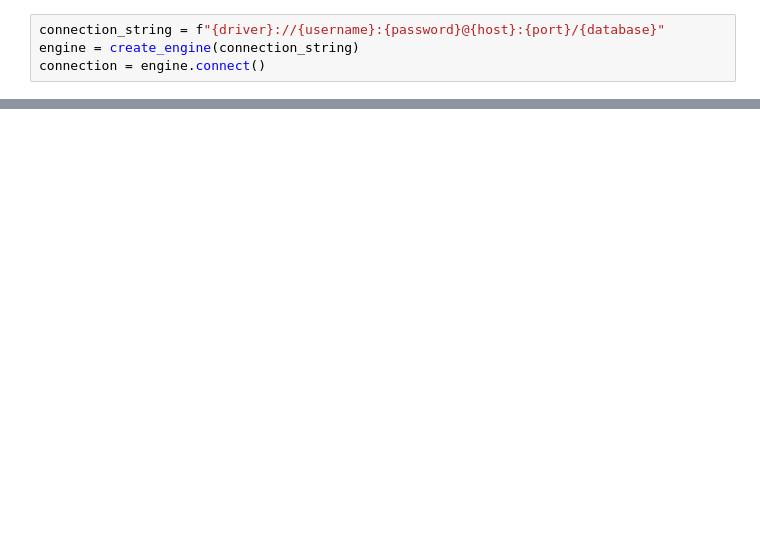
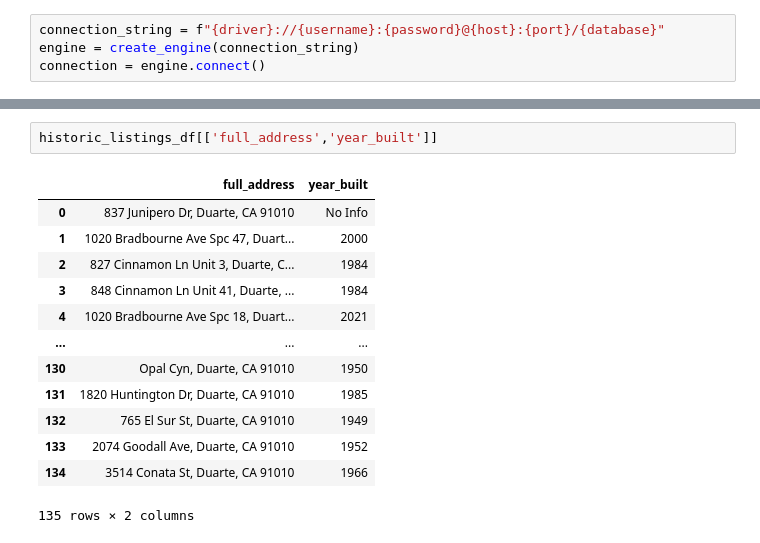
Before and after one commit to skesamsetty/real-estate-web-scrape, a Jupyter notebook: code/Listings.ipynb, the cells around one changed output, grey strips where cells are left out. Drawn from its saved outputs; the diff is of its cells as text; blank space fills up the shorter version.

```diff
--- a/code/Listings.ipynb
+++ b/code/Listings.ipynb
@@ -349,0 +370,16 @@ new_listings_df
+# %%
+historic_listings_df[['full_address','year_built']]
+# %% [output]
+|  | full_address | year_built |
+| 0 | 837 Junipero Dr, Duarte, CA 91010 | No Info |
+| 1 | 1020 Bradbourne Ave Spc 47, Duart... | 2000 |
+| 2 | 827 Cinnamon Ln Unit 3, Duarte, C... | 1984 |
+| 3 | 848 Cinnamon Ln Unit 41, Duarte, ... | 1984 |
+| 4 | 1020 Bradbourne Ave Spc 18, Duart... | 2021 |
+| ... | ... | ... |
+| 130 | Opal Cyn, Duarte, CA 91010 | 1950 |
+| 131 | 1820 Huntington Dr, Duarte, CA 91010 | 1985 |
+| 132 | 765 El Sur St, Duarte, CA 91010 | 1949 |
+| 133 | 2074 Goodall Ave, Duarte, CA 91010 | 1952 |
+| 134 | 3514 Conata St, Duarte, CA 91010 | 1966 |
+135 rows × 2 columns
```
Also changed, not shown: parts of 9 cells of this notebook, 1 other file.
